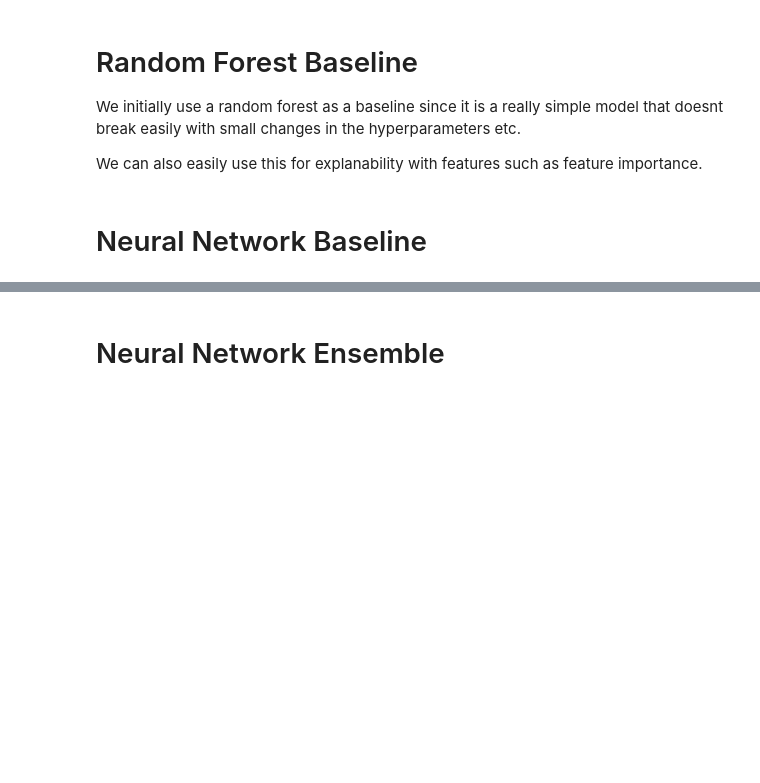
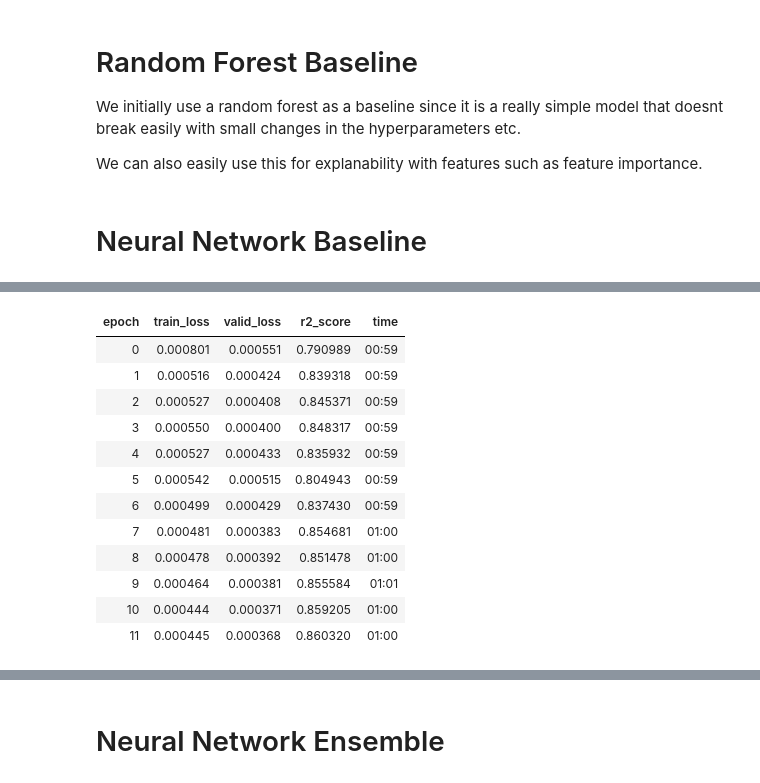
Before and after one commit to rubanzasilva/flood_prediction, a Jupyter notebook: s04e05-fastai.ipynb, the cells around one changed output, grey strips where cells are left out. Saved outputs shown, nothing was run; the diff lists cells and outputs as text; code cells hidden in the pictures; blank space fills up the shorter version.

```diff
--- a/s04e05-fastai.ipynb
+++ b/s04e05-fastai.ipynb
@@ -554,3 +498,17 @@ AttributeError: 'TabularModel' object has no attribute 'valley'
 # %%
 %%time
-#learn.fit_one_cycle(12,0.02)
+learn.fit_one_cycle(12,0.02)
+# %% [output]
+| epoch | train_loss | valid_loss | r2_score | time |
+| 0 | 0.000801 | 0.000551 | 0.790989 | 00:59 |
+| 1 | 0.000516 | 0.000424 | 0.839318 | 00:59 |
+| 2 | 0.000527 | 0.000408 | 0.845371 | 00:59 |
+| 3 | 0.000550 | 0.000400 | 0.848317 | 00:59 |
+| 4 | 0.000527 | 0.000433 | 0.835932 | 00:59 |
+| 5 | 0.000542 | 0.000515 | 0.804943 | 00:59 |
+| 6 | 0.000499 | 0.000429 | 0.837430 | 00:59 |
+| 7 | 0.000481 | 0.000383 | 0.854681 | 01:00 |
+| 8 | 0.000478 | 0.000392 | 0.851478 | 01:00 |
+| 9 | 0.000464 | 0.000381 | 0.855584 | 01:01 |
+| 10 | 0.000444 | 0.000371 | 0.859205 | 01:00 |
+| 11 | 0.000445 | 0.000368 | 0.860320 | 01:00 |
```
Also changed, not shown: parts of 52 cells of this notebook.
